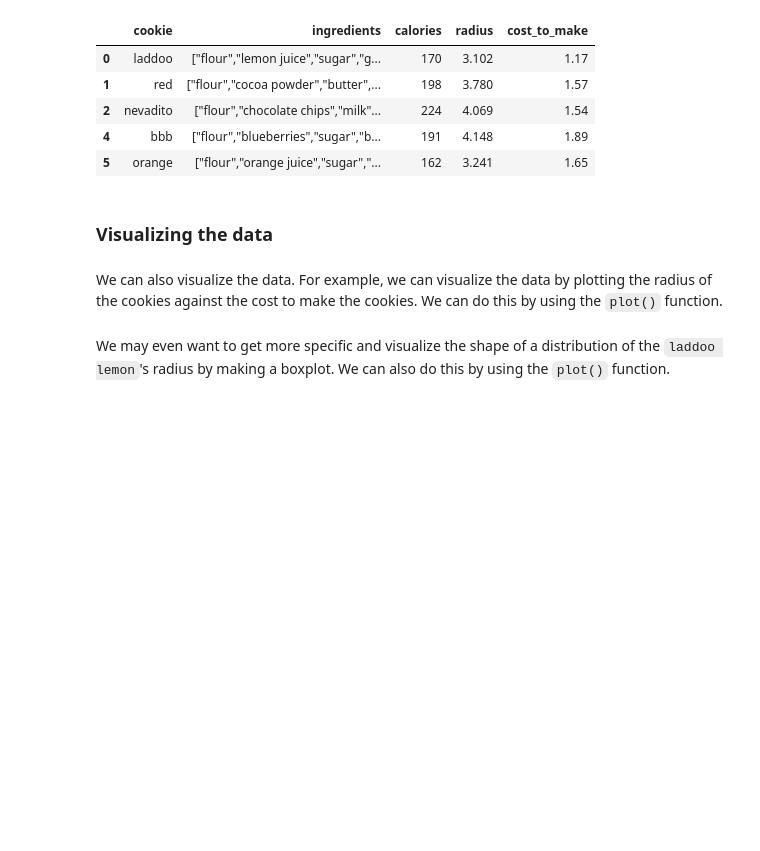
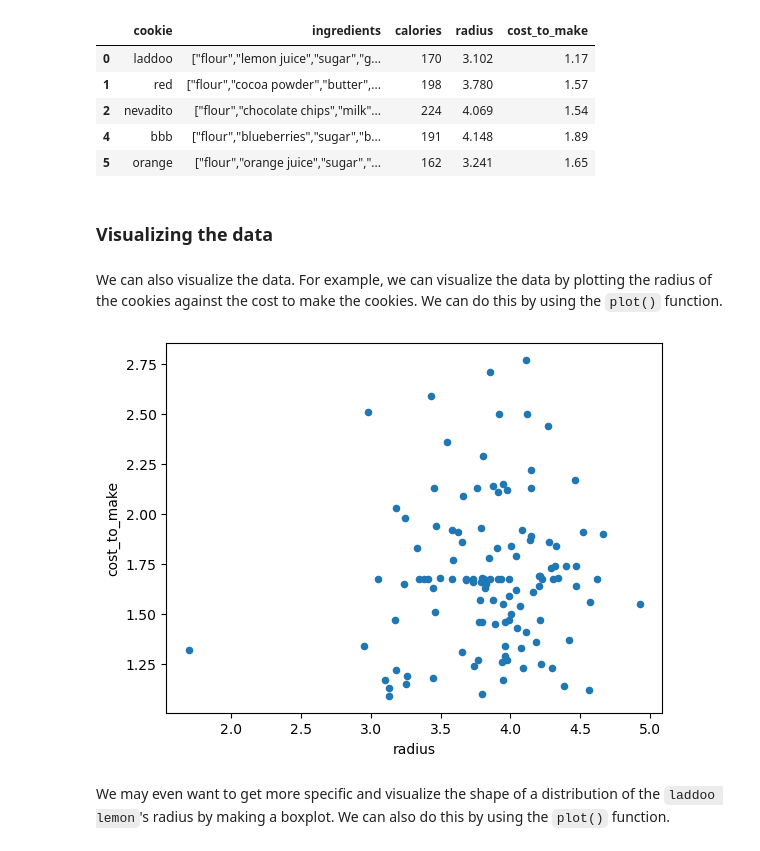
Before and after one commit to KeJin1105/Data-Science-Fundamentals, a Jupyter notebook: labs/lab-02/lab02.ipynb, the cells around one changed output. Drawn from its saved outputs; the diff is of its cells as text; code cells hidden in the pictures; blank space fills up the shorter version.

```diff
--- a/labs/lab-02/lab02.ipynb
+++ b/labs/lab-02/lab02.ipynb
@@ -394,6 +394,10 @@ cookies.head()
 We can also visualize the data. For example, we can visualize the data by plotting the radius of the cookies against the cost to make the cookies. We can do this by using the `plot()` function.
 # %%
 #TODO: plot the radius (x) versus cost to make (y)
+cookies.plot('radius', "cost_to_make", kind='scatter')
+plt.show()
+# %% [output]
+[figure, added]
 # %% [markdown]
 We may even want to get more specific and visualize the shape of a distribution of the `laddoo lemon`'s radius by making a boxplot. We can also do this by using the `plot()` function.
 # %%
```
Also changed, not shown: parts of 17 cells of this notebook.
